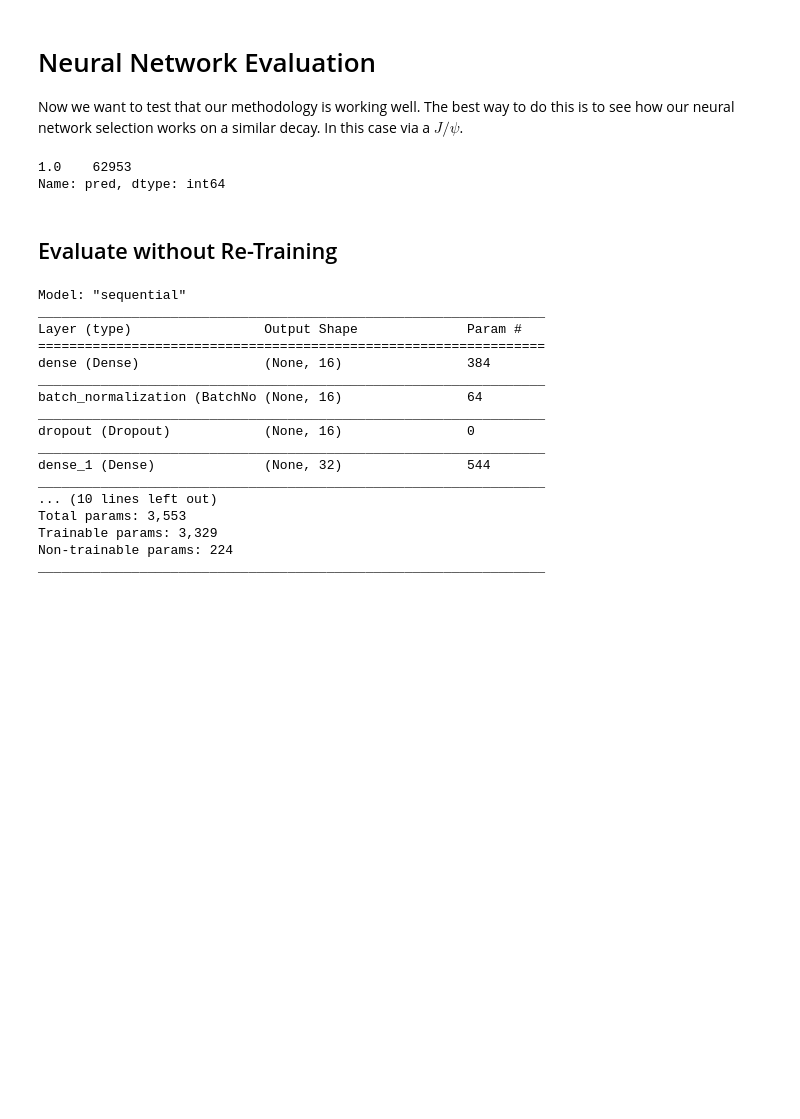
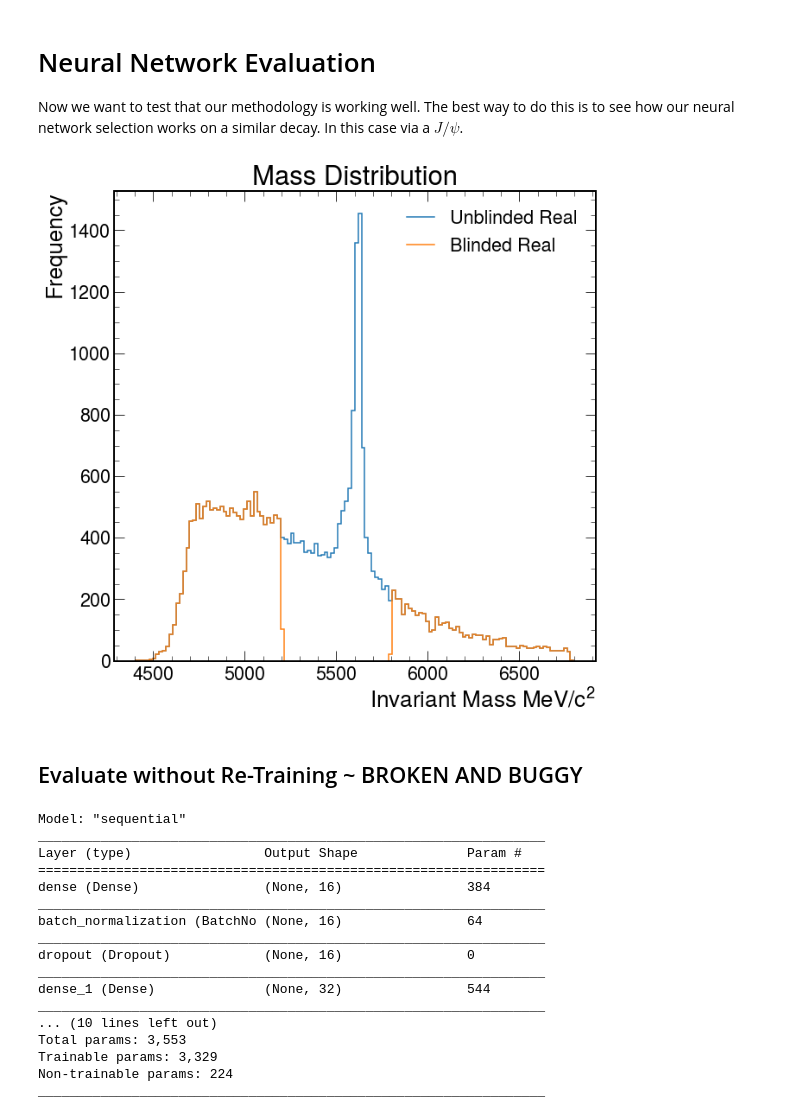
Before and after one commit to ChandlerKenworthy/Y4RareDecayProject, a Jupyter notebook: normalisation_mode/nn_evaluation.ipynb, the cells around one changed output. Drawn from its saved outputs; the diff is of its cells as text; code cells hidden in the pictures; blank space fills up the shorter version.

```diff
--- a/normalisation_mode/nn_evaluation.ipynb
+++ b/normalisation_mode/nn_evaluation.ipynb
@@ -29,12 +28,14 @@ version = '0.0.1'
 # %%
-df = pd.read_csv(f'../data_files/{version}/all.csv', index_col=[0])
-df.dropna(inplace=True)
-h, bins = np.histogram(df['Lb_M'], bins=130)
+h1, bins = np.histogram(raw['Lb_M'][raw['IsSimulated']==False], bins=130)
+h, _ = np.histogram(all['Lb_M'][all['IsSimulated']==False], bins=bins)
 
 fig, ax = plt.subplots(1, 1)
-hep.histplot(h, bins, ax=ax, label='Before Cut')
+hep.histplot([h1, h], bins=bins, ax=ax, label=['Unblinded Real', 'Blinded Real'])
 plt.ylabel('Frequency')
 plt.xlabel(r'Invariant Mass $MeV/c^2$')
 plt.title('Mass Distribution')
+plt.savefig('../images/Normalisation/RealData_Before_And_After_Reblind.png')
 plt.legend()
 plt.show()
+# %% [output]
+[figure, added]
@@ -51,12 +42,5 @@ preds = orig_model.predict(df[fs])
-# %%
-new_df = df.copy()
-new_df['pred'] = preds
-new_df['pred'].value_counts()
-# %% [output]
-1.0    62953
-Name: pred, dtype: int64
 # %% [markdown]
-## Evaluate without Re-Training
+## Evaluate without Re-Training ~ BROKEN AND BUGGY
 # %%
 orig_model = tf.keras.models.load_model('../neural_network/models/v7.0.2')
 orig_model.summary()
```
Also changed, not shown: parts of 15 cells of this notebook, 2 other files.
